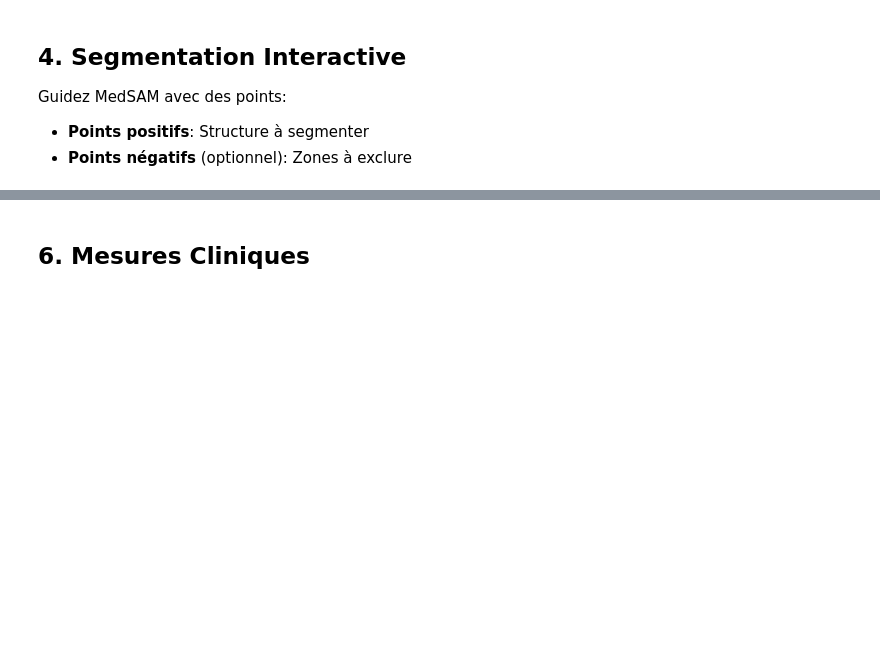
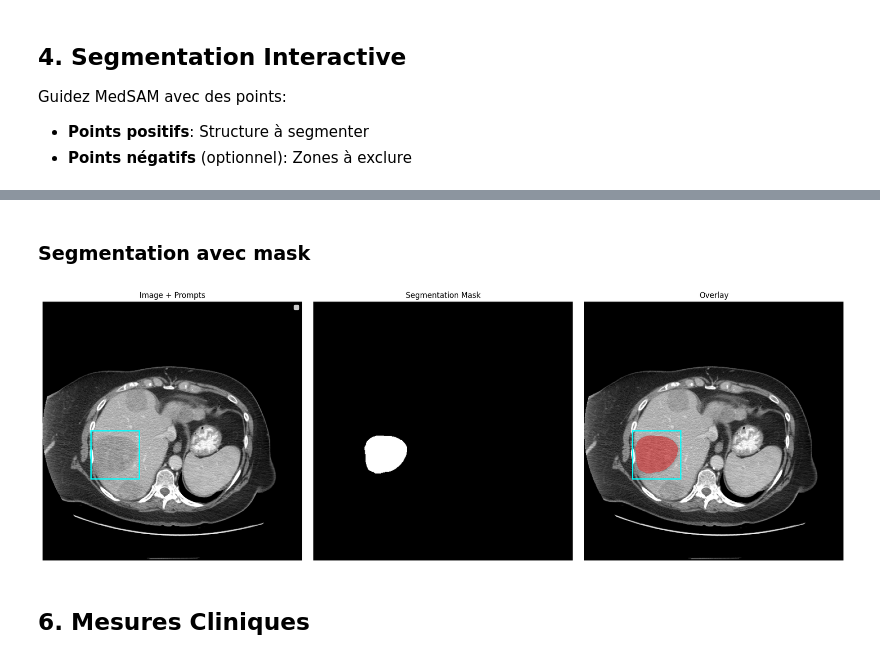
Before and after one commit to maclandrol/cours-ia-med, a Jupyter notebook: 06_Segmentation_MedSAM.ipynb, the cells around one changed output, grey strips where cells are left out. Cells and saved outputs as stored; diff of their text form; code cells hidden in the pictures; blank space fills up the shorter version.

```diff
--- a/06_Segmentation_MedSAM.ipynb
+++ b/06_Segmentation_MedSAM.ipynb
@@ -154,3 +296,20 @@ if 'mask' in locals():
+# %% [markdown]
+### Segmentation avec mask
+# %%
+input_boxes = [95., 255., 190., 350.] # x1, y1, x2, y2 (deux points sur la diagonal)
+mask, outputs = segment_medsam(
+    image,
+    input_box=input_boxes,
+)
+
+visualize_segmentation(
+    image,
+    mask,
+    box=input_boxes
+
+)
+# %% [output]
+[figure, added]
 # %% [markdown]
 ## 6. Mesures Cliniques
 # %%
```
Also changed, not shown: parts of 14 cells of this notebook.
